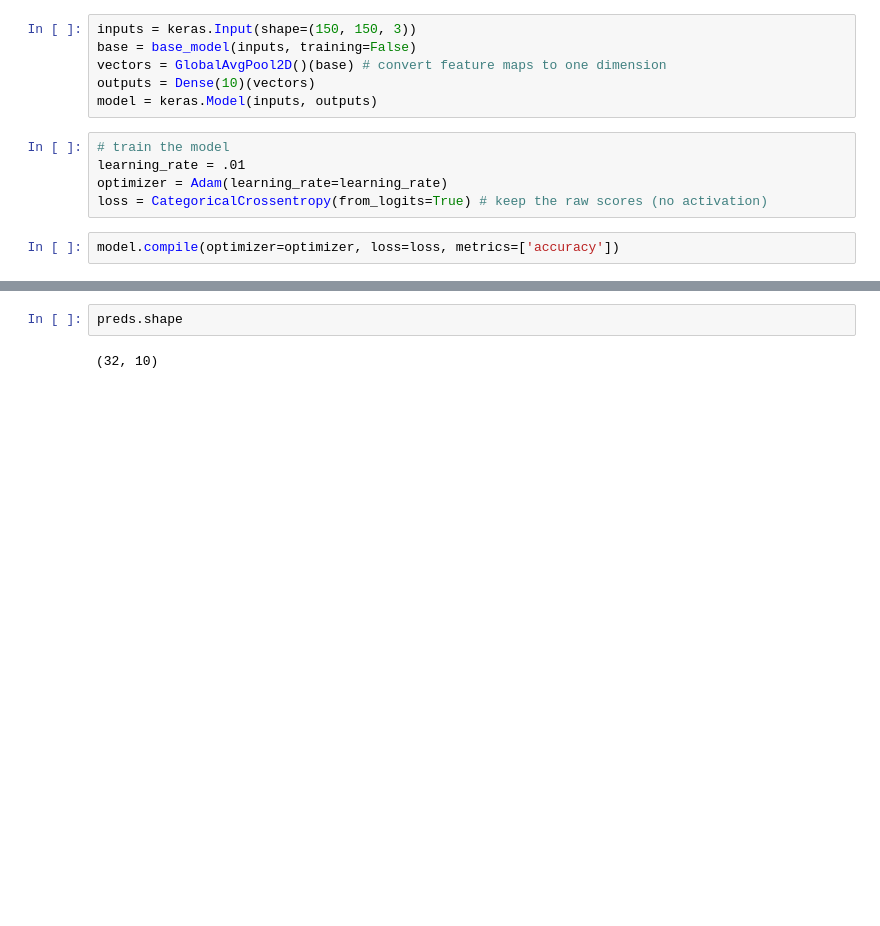
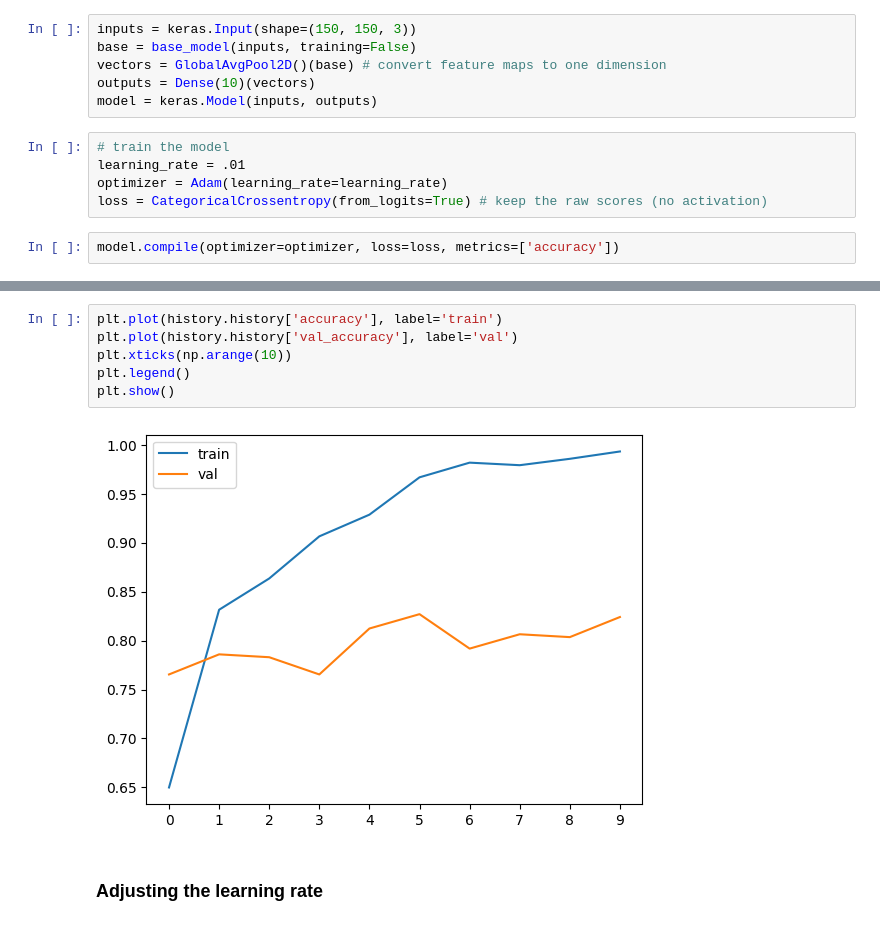
Before and after one commit to bastien-winant/ml-zoomcamp, a Jupyter notebook: 08-deep-learning/notebook.ipynb, the cells around one changed output, grey strips where cells are left out. Cells and saved outputs as stored; diff of their text form; blank space fills up the shorter version.

Commit message:
learning rate tuning

```diff
--- a/08-deep-learning/notebook.ipynb
+++ b/08-deep-learning/notebook.ipynb
@@ -103,4 +117,10 @@ preds = model.predict(X)
-# %%
-preds.shape
-# %% [output]
-(32, 10)
+# %%
+plt.plot(history.history['accuracy'], label='train')
+plt.plot(history.history['val_accuracy'], label='val')
+plt.xticks(np.arange(10))
+plt.legend()
+plt.show()
+# %% [output]
+[figure, added]
+# %% [markdown]
+### Adjusting the learning rate
```
Also changed, not shown: parts of 4 cells of this notebook.
